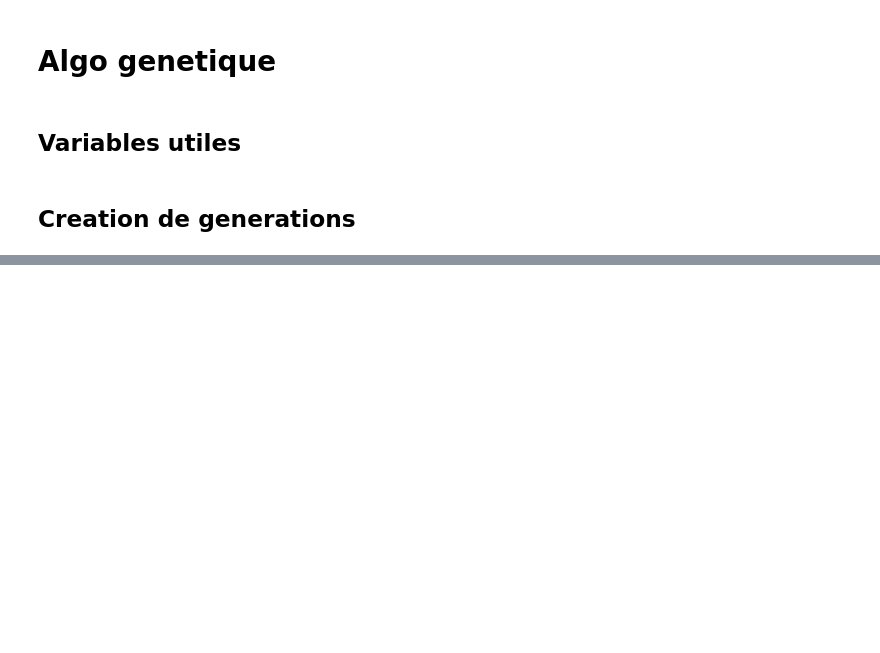
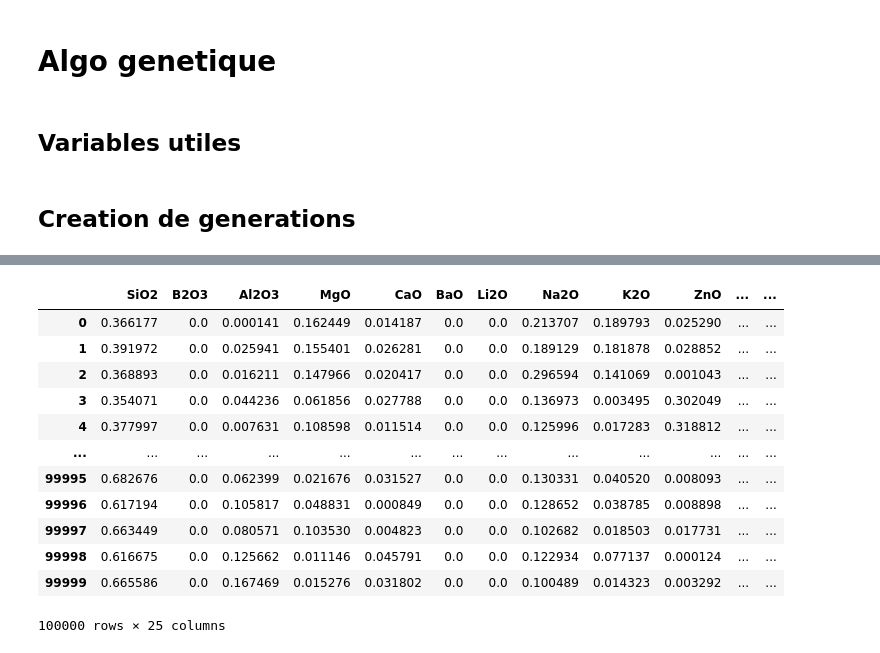
Before and after one commit to ychyn/algo_genetique, a Jupyter notebook: algo_genetique.ipynb, the cells around one changed output, grey strips where cells are left out. Saved outputs shown, nothing was run; the diff lists cells and outputs as text; code cells hidden in the pictures; blank space fills up the shorter version.

```diff
--- a/algo_genetique.ipynb
+++ b/algo_genetique.ipynb
@@ -358,0 +401,19 @@ sorted_arr = sort_by_f(population, F)
+# %%
+def new_population(sorted_population):
+    survivors,parents = population_selection(sorted_population)
+    child = crossover(parents)
+    immigrants = init_pop(N_population- (len(survivors) + len(child)))
+    new_population = np.vstack((np.vstack((survivors,child))[:,:N_oxides],immigrants))
+    return new_population
+# %%
+def evolution(prev_generation,N):
+    next_generation = prev_generation
+    for i in range(N-1):
+        next_generation = compute(new_population(compute(next_generation[:,:20]))[:,:20])
+        if i%5 == 4:
+            pd.DataFrame(compositions,columns=columns).to_csv(f'generation_{i}.csv')
+    next_generation = compute(new_population(compute(next_generation[:,:20]))[:,:20])
+    return next_generation
+# %%
+initial_pop = init_pop(N_population)
+compositions = evolution(initial_pop,N_generations)
@@ -358,0 +438,2 @@ sorted_arr = sort_by_f(population, F)
+# %%
+df = pd.DataFrame(compositions,columns=columns)
@@ -358,0 +442,16 @@ sorted_arr = sort_by_f(population, F)
+# %%
+df
+# %% [output]
+|  | SiO2 | B2O3 | Al2O3 | MgO | CaO | BaO | Li2O | Na2O | K2O | ZnO | ... | ... |
+| 0 | 0.366177 | 0.0 | 0.000141 | 0.162449 | 0.014187 | 0.0 | 0.0 | 0.213707 | 0.189793 | 0.025290 | ... | ... |
+| 1 | 0.391972 | 0.0 | 0.025941 | 0.155401 | 0.026281 | 0.0 | 0.0 | 0.189129 | 0.181878 | 0.028852 | ... | ... |
+| 2 | 0.368893 | 0.0 | 0.016211 | 0.147966 | 0.020417 | 0.0 | 0.0 | 0.296594 | 0.141069 | 0.001043 | ... | ... |
+| 3 | 0.354071 | 0.0 | 0.044236 | 0.061856 | 0.027788 | 0.0 | 0.0 | 0.136973 | 0.003495 | 0.302049 | ... | ... |
+| 4 | 0.377997 | 0.0 | 0.007631 | 0.108598 | 0.011514 | 0.0 | 0.0 | 0.125996 | 0.017283 | 0.318812 | ... | ... |
+| ... | ... | ... | ... | ... | ... | ... | ... | ... | ... | ... | ... | ... |
+| 99995 | 0.682676 | 0.0 | 0.062399 | 0.021676 | 0.031527 | 0.0 | 0.0 | 0.130331 | 0.040520 | 0.008093 | ... | ... |
+| 99996 | 0.617194 | 0.0 | 0.105817 | 0.048831 | 0.000849 | 0.0 | 0.0 | 0.128652 | 0.038785 | 0.008898 | ... | ... |
+| 99997 | 0.663449 | 0.0 | 0.080571 | 0.103530 | 0.004823 | 0.0 | 0.0 | 0.102682 | 0.018503 | 0.017731 | ... | ... |
+| 99998 | 0.616675 | 0.0 | 0.125662 | 0.011146 | 0.045791 | 0.0 | 0.0 | 0.122934 | 0.077137 | 0.000124 | ... | ... |
+| 99999 | 0.665586 | 0.0 | 0.167469 | 0.015276 | 0.031802 | 0.0 | 0.0 | 0.100489 | 0.014323 | 0.003292 | ... | ... |
+100000 rows × 25 columns
```
Also changed, not shown: parts of 15 cells of this notebook, 5 other files.
